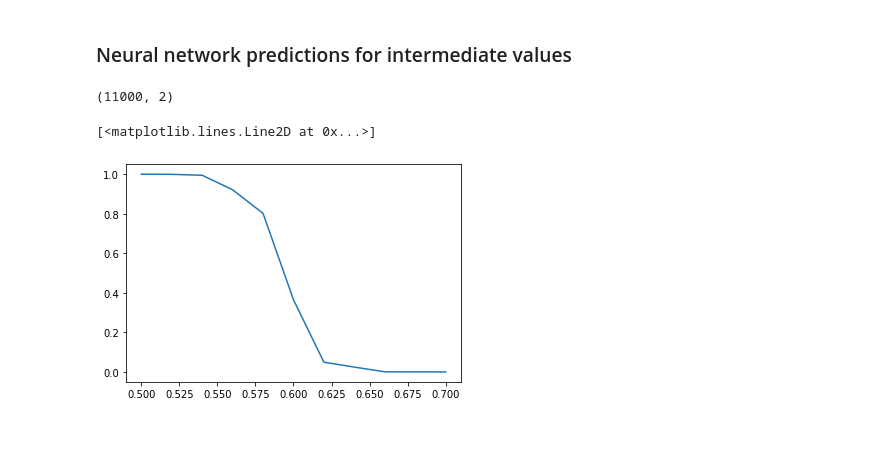
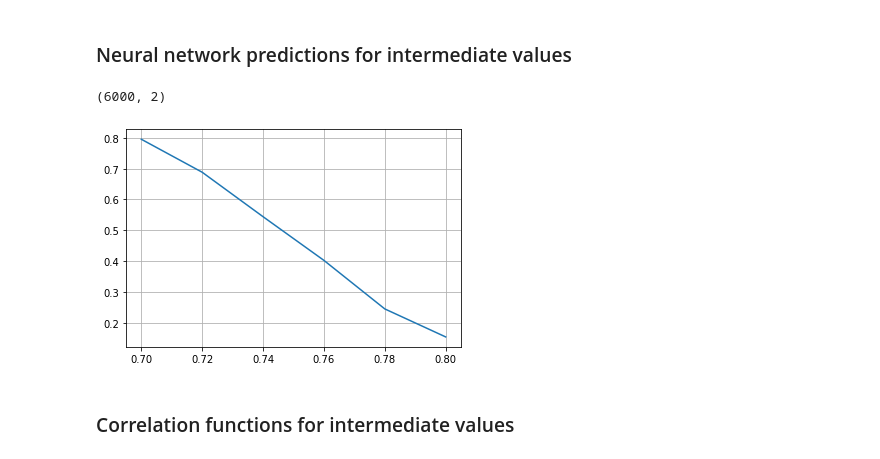
Before and after one commit to dinesh110598/Spin_glass_NN, a Jupyter notebook: main.ipynb, the cells around one changed output. Saved outputs shown, nothing was run; the diff lists cells and outputs as text; code cells hidden in the pictures.

```diff
--- a/main.ipynb
+++ b/main.ipynb
@@ -115,24 +120,30 @@ hist = brain.fit (train_data, epochs=1, validation_data=val_data)
 ### Neural network predictions for intermediate values
 # %%
 datax = []
-t_lattice = []
+lattice = []
 p = 0.5
-while (p < 0.701):
-    t_lattice.append (generate_train_data (1000, p))
+while (p < 0.601):
+    lattice.append (generate_train_data (2000, p))
     datax.append (p)
-    p += 0.02
-t_lattice = np.concatenate (t_lattice)
+    p += 0.01
+lattice = np.concatenate (lattice)
+output.eval_js('new Audio("https://upload.wikimedia.org/wikipedia/commons/0/05/Beep-09.ogg").play()')
+# %%
+brain = tfk.models.load_model (folder_path+"EA_7_8.h5")
 # %%
-predictions = brain.predict (t_lattice)
+predictions = brain.predict (lattice[10000:16000])
 # %%
 predictions.shape
 # %% [output]
-(11000, 2)
+(6000, 2)
 # %%
+datax = np.arange (0.7, 0.801, 0.02)
 datay = []
-for i in range (11):
+for i in range (len(datax)):
     datay.append (predictions[1000*i:1000*(i+1),0].mean())
 plt.plot (datax, datay)
+plt.grid()
 # %% [output]
-[<matplotlib.lines.Line2D at 0x...>]
-[figure, old version]
+[figure, new version]
+# %% [markdown]
+### Correlation functions for intermediate values
```
Also changed, not shown: parts of 42 cells of this notebook.
